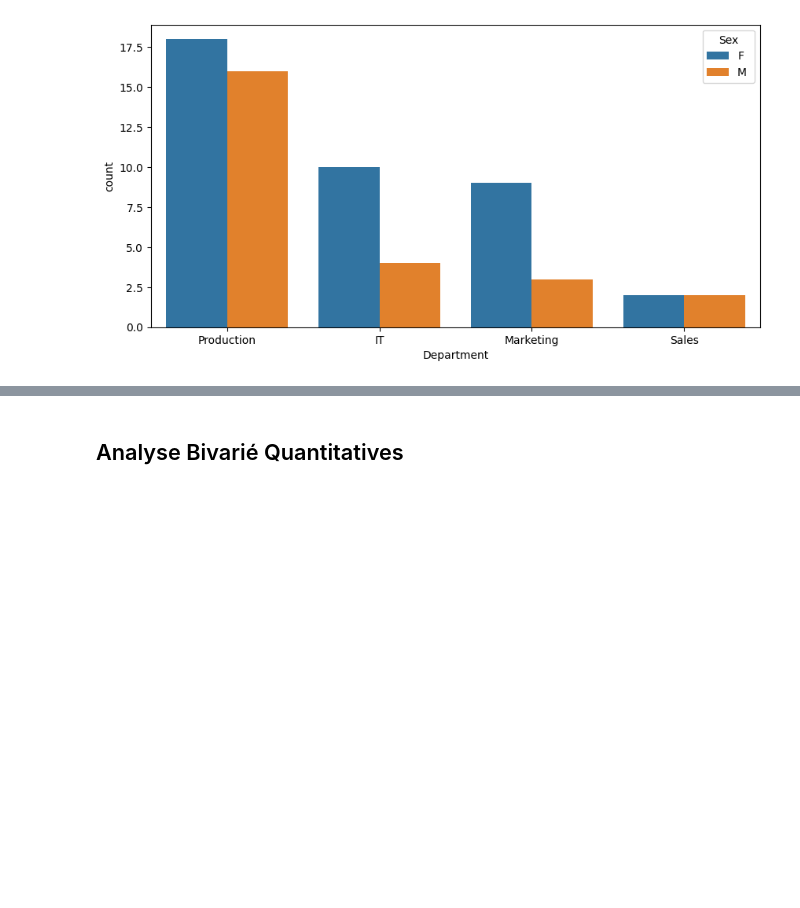
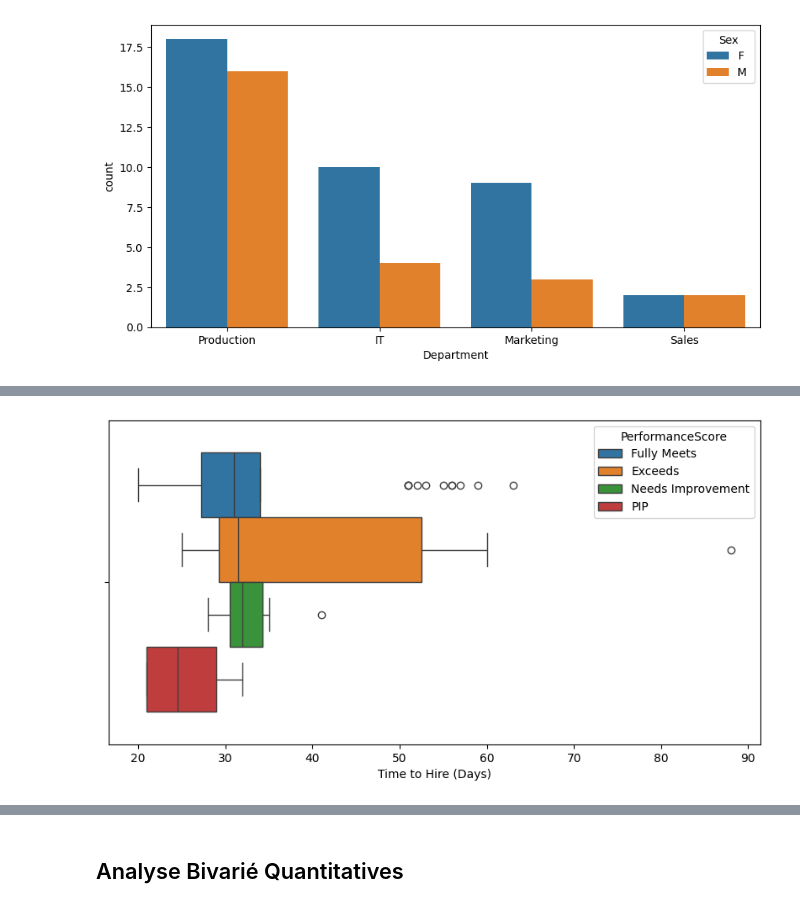
Before and after one commit to melaniedaddio/-Time-Cost-Quality-of-Hire, a Jupyter notebook: script.ipynb, the cells around one changed output, grey strips where cells are left out. Cells and saved outputs as stored; diff of their text form; code cells hidden in the pictures; blank space fills up the shorter version.

```diff
--- a/script.ipynb
+++ b/script.ipynb
@@ -340,0 +367,6 @@ plt.show()
+# %%
+plt.figure(figsize =(10,5))
+sns.boxplot(df, x ='Time to Hire (Days)', hue = 'PerformanceScore')
+plt.show()
+# %% [output]
+[figure, added]
```
Also changed, not shown: parts of 7 cells of this notebook.
